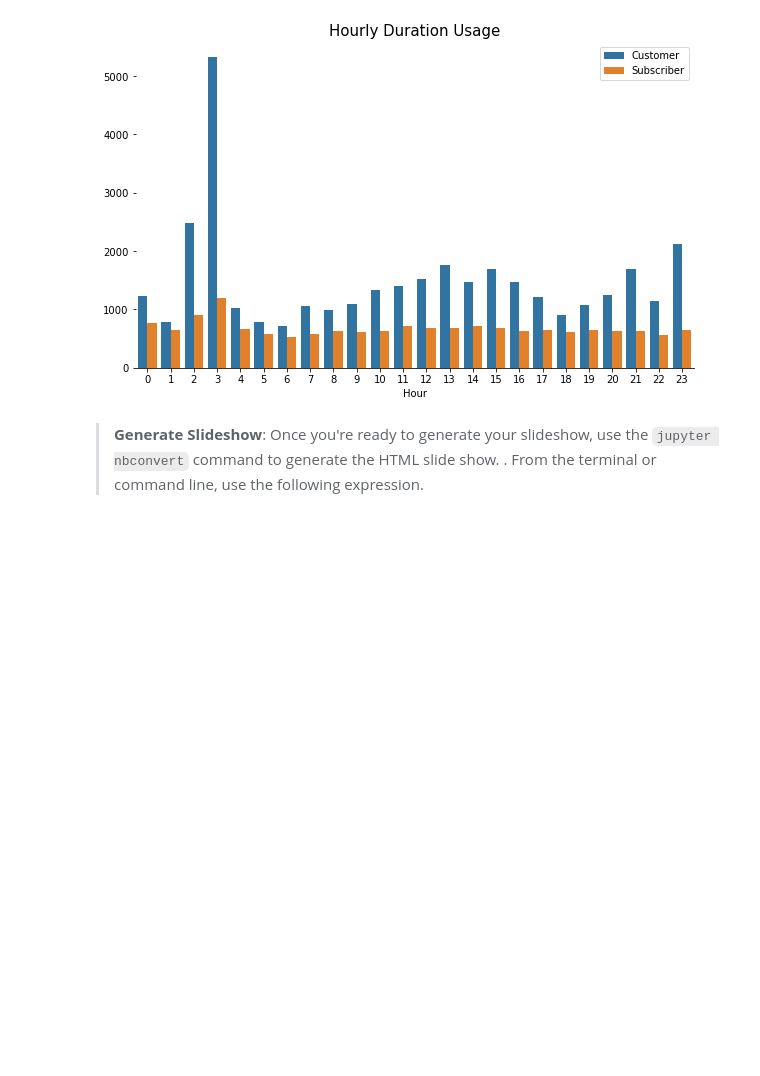
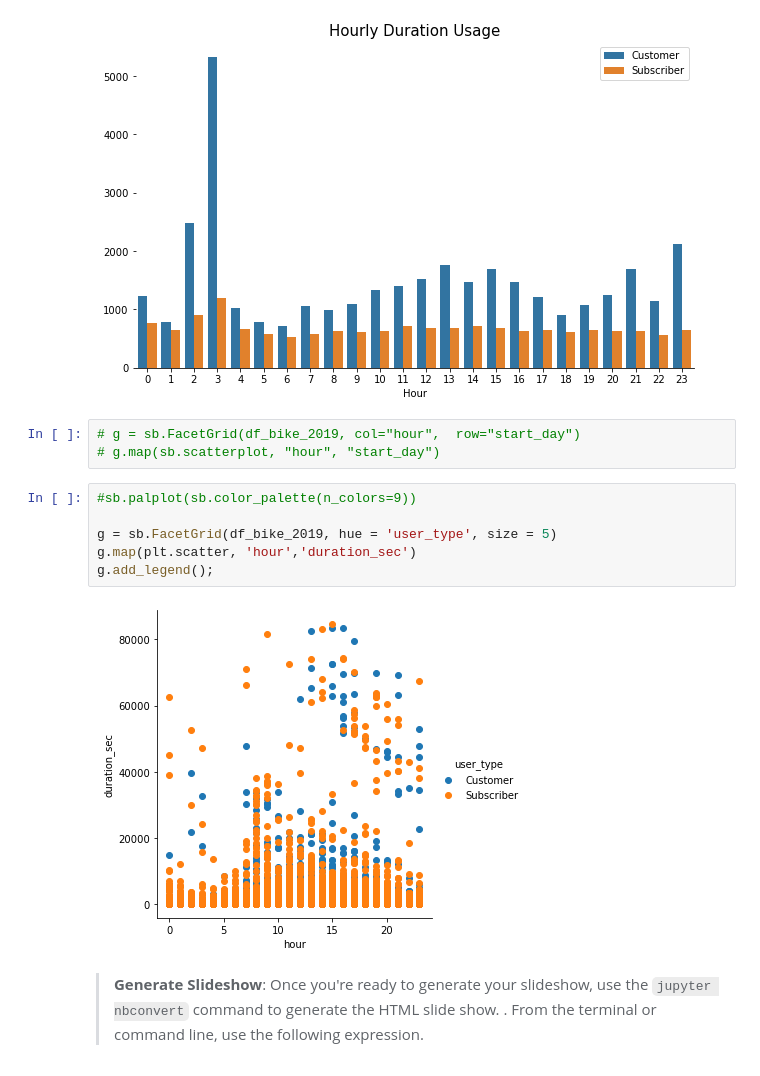
Before and after one commit to ekubay/Data_Visualization, a Jupyter notebook: Notebooks/Part_II_slide_DataExplanatory.ipynb, the cells around one changed output. Saved outputs shown, nothing was run; the diff lists cells and outputs as text; blank space fills up the shorter version.

```diff
--- a/Notebooks/Part_II_slide_DataExplanatory.ipynb
+++ b/Notebooks/Part_II_slide_DataExplanatory.ipynb
@@ -176,6 +171,17 @@ sb.despine(fig=None, ax=None, top=True, right=True, left=True, bottom=False, off
 plt.gca().legend().set_title('');
 # %% [output]
 [figure]
+# %%
+# g = sb.FacetGrid(df_bike_2019, col="hour",  row="start_day")
+# g.map(sb.scatterplot, "hour", "start_day")
+# %%
+#sb.palplot(sb.color_palette(n_colors=9))
+
+g = sb.FacetGrid(df_bike_2019, hue = 'user_type', size = 5)
+g.map(plt.scatter, 'hour','duration_sec')
+g.add_legend();
+# %% [output]
+[figure, added]
 # %% [markdown]
 >**Generate Slideshow**: Once you're ready to generate your slideshow, use the `jupyter nbconvert` command to generate the HTML slide show. . From the terminal or command line, use the following expression.
 # %%
```
Also changed, not shown: parts of 6 cells of this notebook, 3 other files.
